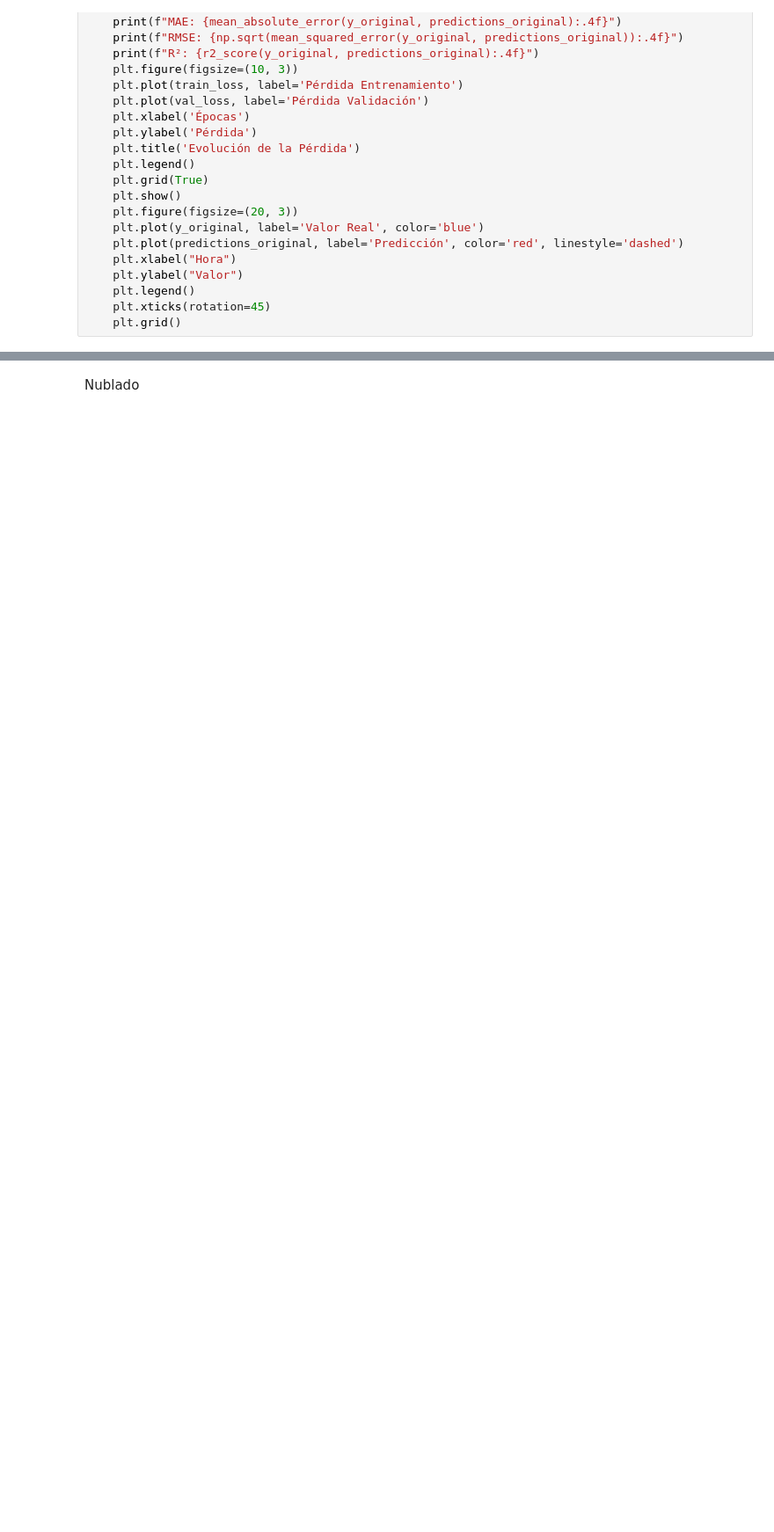
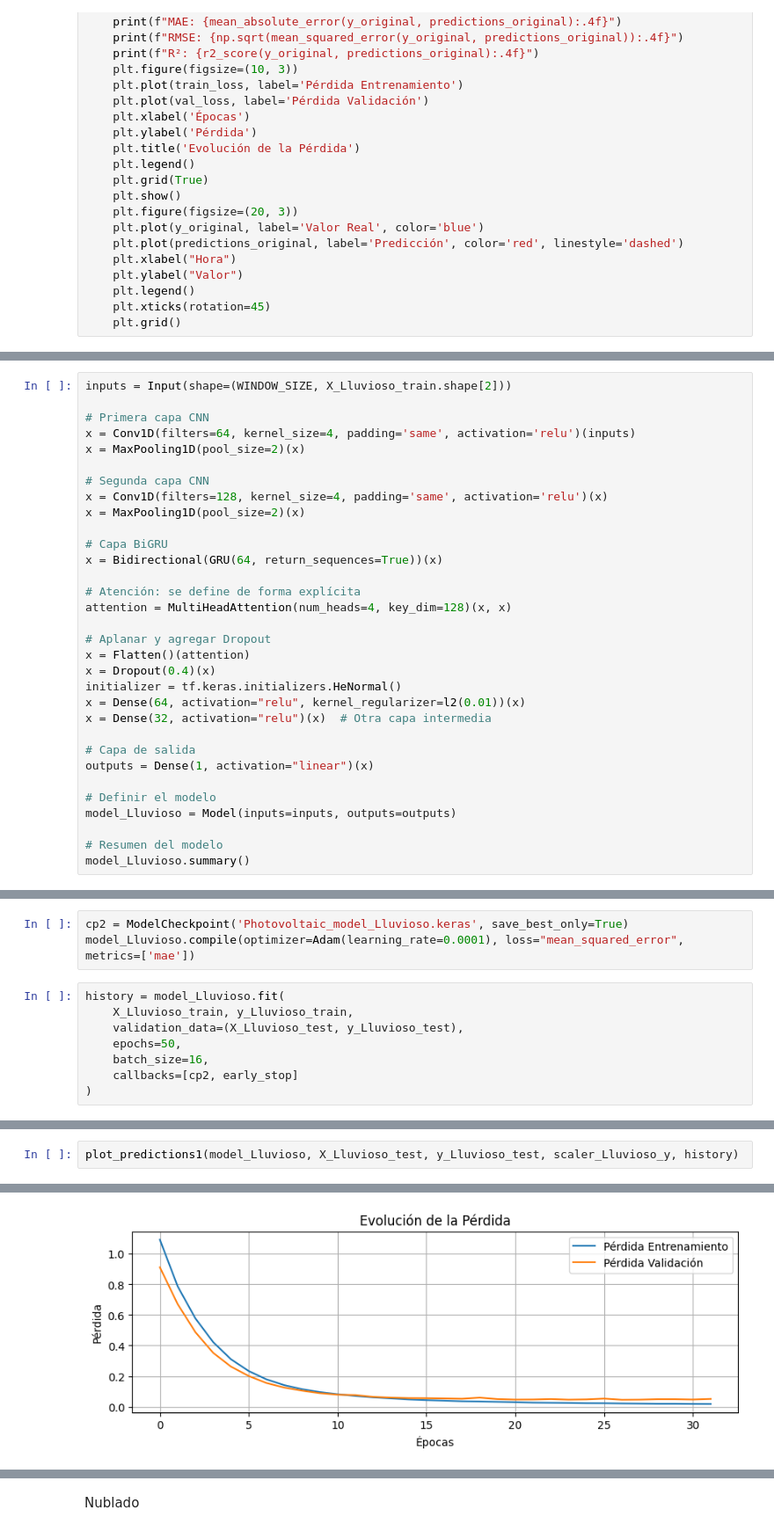
Before and after one commit to ClaudiaGtzD/TesinaMCD, a Jupyter notebook: 03_Photovoltaic 2.ipynb, the cells around one changed output, grey strips where cells are left out. Shown at 88% size. Cells and saved outputs as stored; diff of their text form; blank space fills up the shorter version.

```diff
--- a/03_Photovoltaic 2.ipynb
+++ b/03_Photovoltaic 2.ipynb
@@ -341,0 +368,32 @@ R²: 0.5845
+# %%
+inputs = Input(shape=(WINDOW_SIZE, X_Lluvioso_train.shape[2]))
+
+# Primera capa CNN
+x = Conv1D(filters=64, kernel_size=4, padding='same', activation='relu')(inputs)
+x = MaxPooling1D(pool_size=2)(x)
+
+# Segunda capa CNN
+x = Conv1D(filters=128, kernel_size=4, padding='same', activation='relu')(x)
+x = MaxPooling1D(pool_size=2)(x)
+
+# Capa BiGRU
+x = Bidirectional(GRU(64, return_sequences=True))(x)
+
+# Atención: se define de forma explícita
+attention = MultiHeadAttention(num_heads=4, key_dim=128)(x, x)
+
+# Aplanar y agregar Dropout
+x = Flatten()(attention)
+x = Dropout(0.4)(x)
+initializer = tf.keras.initializers.HeNormal()
+x = Dense(64, activation="relu", kernel_regularizer=l2(0.01))(x)
+x = Dense(32, activation="relu")(x)  # Otra capa intermedia
+
+# Capa de salida
+outputs = Dense(1, activation="linear")(x)
+
+# Definir el modelo
+model_Lluvioso = Model(inputs=inputs, outputs=outputs)
+
+# Resumen del modelo
+model_Lluvioso.summary()
@@ -341,0 +422,11 @@ R²: 0.5845
+# %%
+cp2 = ModelCheckpoint('Photovoltaic_model_Lluvioso.keras', save_best_only=True)
+model_Lluvioso.compile(optimizer=Adam(learning_rate=0.0001), loss="mean_squared_error", metrics=['mae'])
+# %%
+history = model_Lluvioso.fit(
+    X_Lluvioso_train, y_Lluvioso_train,
+    validation_data=(X_Lluvioso_test, y_Lluvioso_test),
+    epochs=50,
+    batch_size=16,
+    callbacks=[cp2, early_stop]
+)
@@ -341,0 +451,3 @@ R²: 0.5845
+# %%
+plot_predictions1(model_Lluvioso, X_Lluvioso_test, y_Lluvioso_test, scaler_Lluvioso_y, history)
+# %% [output]
@@ -341,0 +458 @@ R²: 0.5845
+[figure, added]
```
Also changed, not shown: parts of 20 cells of this notebook, 3 other files.
